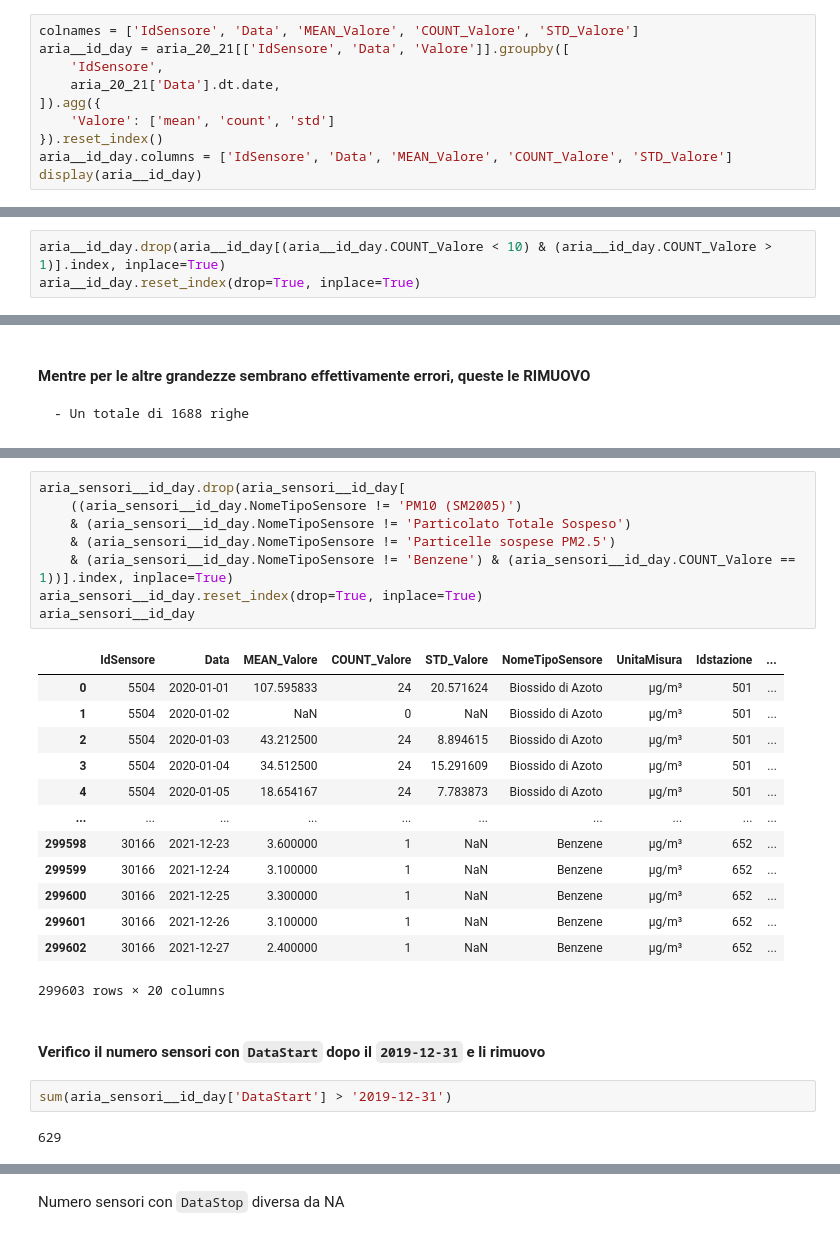
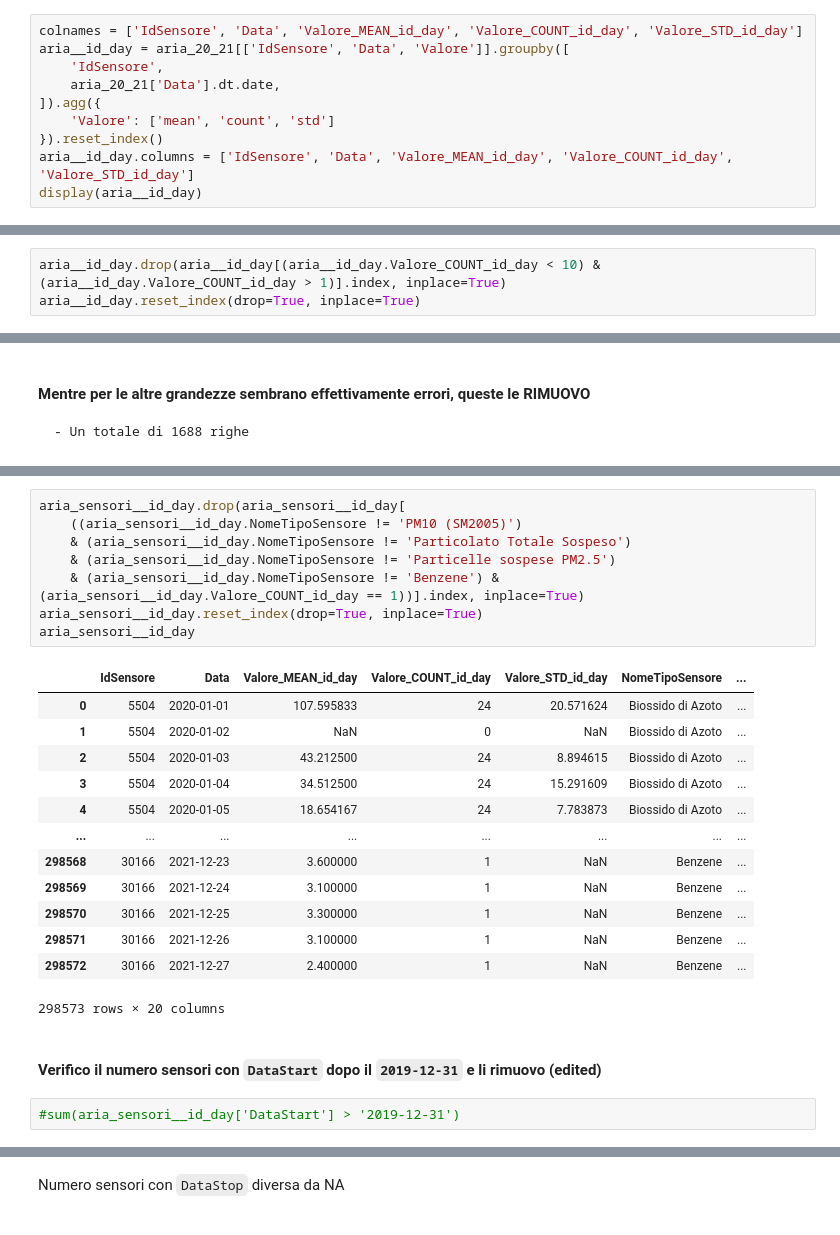
Before and after one commit to giocoal/air-quality-milano-interactive-data-visualization-tableau, a Jupyter notebook: Data_Visualization_project_21_22.ipynb, the cells around one changed output, grey strips where cells are left out. Saved outputs shown, nothing was run; the diff lists cells and outputs as text.

```diff
--- a/Data_Visualization_project_21_22.ipynb
+++ b/Data_Visualization_project_21_22.ipynb
@@ -389,13 +423,13 @@ aria_20_21.reset_index(drop=True, inplace=True)
     - Calcolo il valore medio e la deviazione standard del `Valore` registrato dal senbsore
     - Importante sottolineare che le funzioni `mean, count e std` di pandas NON tengono conto dei Na, quindi i valori che vediamo sono esatti
 # %%
-colnames = ['IdSensore', 'Data', 'MEAN_Valore', 'COUNT_Valore', 'STD_Valore']
+colnames = ['IdSensore', 'Data', 'Valore_MEAN_id_day', 'Valore_COUNT_id_day', 'Valore_STD_id_day']
 aria__id_day = aria_20_21[['IdSensore', 'Data', 'Valore']].groupby([
     'IdSensore',
     aria_20_21['Data'].dt.date,
 ]).agg({
     'Valore': ['mean', 'count', 'std']
 }).reset_index()
-aria__id_day.columns = ['IdSensore', 'Data', 'MEAN_Valore', 'COUNT_Valore', 'STD_Valore']
+aria__id_day.columns = ['IdSensore', 'Data', 'Valore_MEAN_id_day', 'Valore_COUNT_id_day', 'Valore_STD_id_day']
 display(aria__id_day)
 # %% [output]
@@ -453,7 +487,7 @@ aria__id_day[aria__id_day.COUNT_Valore == 0].shape[0]
 # %% [markdown]
 #### Rimozione medie ottenute da meno di 10 osservazioni
 # %%
-aria__id_day.drop(aria__id_day[(aria__id_day.COUNT_Valore < 10) & (aria__id_day.COUNT_Valore > 1)].index, inplace=True)
+aria__id_day.drop(aria__id_day[(aria__id_day.Valore_COUNT_id_day < 10) & (aria__id_day.Valore_COUNT_id_day > 1)].index, inplace=True)
 aria__id_day.reset_index(drop=True, inplace=True)
 # %% [markdown]
 ## JOIN (aria, sensori)
@@ -579,29 +613,27 @@ aria_sensori__id_day[
 # %%
 aria_sensori__id_day.drop(aria_sensori__id_day[
     ((aria_sensori__id_day.NomeTipoSensore != 'PM10 (SM2005)')
     & (aria_sensori__id_day.NomeTipoSensore != 'Particolato Totale Sospeso')
     & (aria_sensori__id_day.NomeTipoSensore != 'Particelle sospese PM2.5')
-    & (aria_sensori__id_day.NomeTipoSensore != 'Benzene') & (aria_sensori__id_day.COUNT_Valore == 1))].index, inplace=True)
+    & (aria_sensori__id_day.NomeTipoSensore != 'Benzene') & (aria_sensori__id_day.Valore_COUNT_id_day == 1))].index, inplace=True)
 aria_sensori__id_day.reset_index(drop=True, inplace=True)
 aria_sensori__id_day
 # %% [output]
-|  | IdSensore | Data | MEAN_Valore | COUNT_Valore | STD_Valore | NomeTipoSensore | UnitaMisura | Idstazione | ... |
-| 0 | 5504 | 2020-01-01 | 107.595833 | 24 | 20.571624 | Biossido di Azoto | µg/m³ | 501 | ... |
-| 1 | 5504 | 2020-01-02 | NaN | 0 | NaN | Biossido di Azoto | µg/m³ | 501 | ... |
-| 2 | 5504 | 2020-01-03 | 43.212500 | 24 | 8.894615 | Biossido di Azoto | µg/m³ | 501 | ... |
-| 3 | 5504 | 2020-01-04 | 34.512500 | 24 | 15.291609 | Biossido di Azoto | µg/m³ | 501 | ... |
-| 4 | 5504 | 2020-01-05 | 18.654167 | 24 | 7.783873 | Biossido di Azoto | µg/m³ | 501 | ... |
-| ... | ... | ... | ... | ... | ... | ... | ... | ... | ... |
-| 299598 | 30166 | 2021-12-23 | 3.600000 | 1 | NaN | Benzene | µg/m³ | 652 | ... |
-| 299599 | 30166 | 2021-12-24 | 3.100000 | 1 | NaN | Benzene | µg/m³ | 652 | ... |
-| 299600 | 30166 | 2021-12-25 | 3.300000 | 1 | NaN | Benzene | µg/m³ | 652 | ... |
-| 299601 | 30166 | 2021-12-26 | 3.100000 | 1 | NaN | Benzene | µg/m³ | 652 | ... |
-| 299602 | 30166 | 2021-12-27 | 2.400000 | 1 | NaN | Benzene | µg/m³ | 652 | ... |
+|  | IdSensore | Data | Valore_MEAN_id_day | Valore_COUNT_id_day | Valore_STD_id_day | NomeTipoSensore | ... |
+| 0 | 5504 | 2020-01-01 | 107.595833 | 24 | 20.571624 | Biossido di Azoto | ... |
+| 1 | 5504 | 2020-01-02 | NaN | 0 | NaN | Biossido di Azoto | ... |
+| 2 | 5504 | 2020-01-03 | 43.212500 | 24 | 8.894615 | Biossido di Azoto | ... |
+| 3 | 5504 | 2020-01-04 | 34.512500 | 24 | 15.291609 | Biossido di Azoto | ... |
+| 4 | 5504 | 2020-01-05 | 18.654167 | 24 | 7.783873 | Biossido di Azoto | ... |
+| ... | ... | ... | ... | ... | ... | ... | ... |
+| 298568 | 30166 | 2021-12-23 | 3.600000 | 1 | NaN | Benzene | ... |
+| 298569 | 30166 | 2021-12-24 | 3.100000 | 1 | NaN | Benzene | ... |
+| 298570 | 30166 | 2021-12-25 | 3.300000 | 1 | NaN | Benzene | ... |
+| 298571 | 30166 | 2021-12-26 | 3.100000 | 1 | NaN | Benzene | ... |
+| 298572 | 30166 | 2021-12-27 | 2.400000 | 1 | NaN | Benzene | ... |
-299603 rows × 20 columns
+298573 rows × 20 columns
 # %% [markdown]
-#### Verifico il numero sensori con `DataStart` dopo il `2019-12-31` e li rimuovo
+#### Verifico il numero sensori con `DataStart` dopo il `2019-12-31` e li rimuovo (edited)
 # %%
-sum(aria_sensori__id_day['DataStart'] > '2019-12-31')
+#sum(aria_sensori__id_day['DataStart'] > '2019-12-31')
-# %% [output]
-629
 # %%
```
Also changed, not shown: parts of 36 cells of this notebook.
